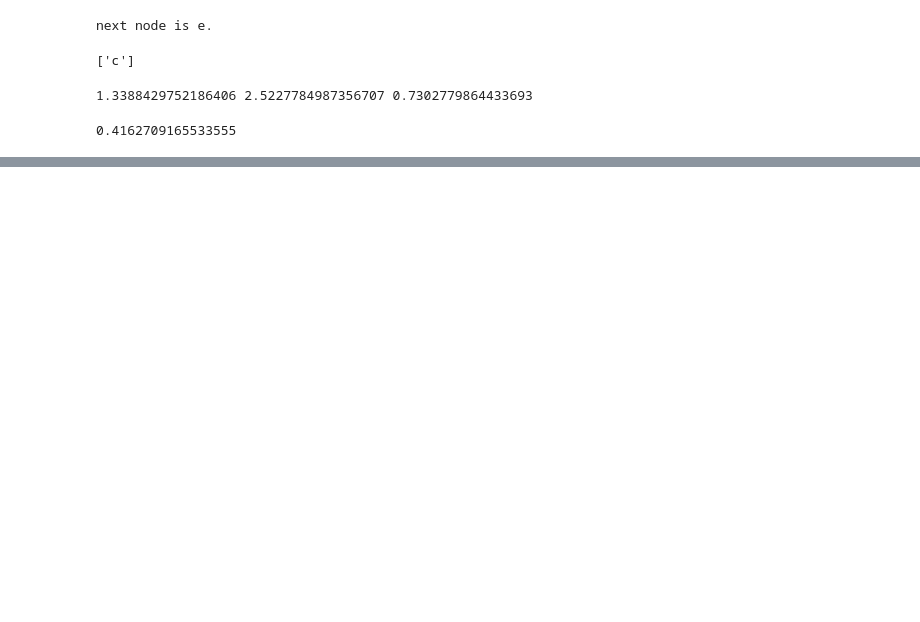
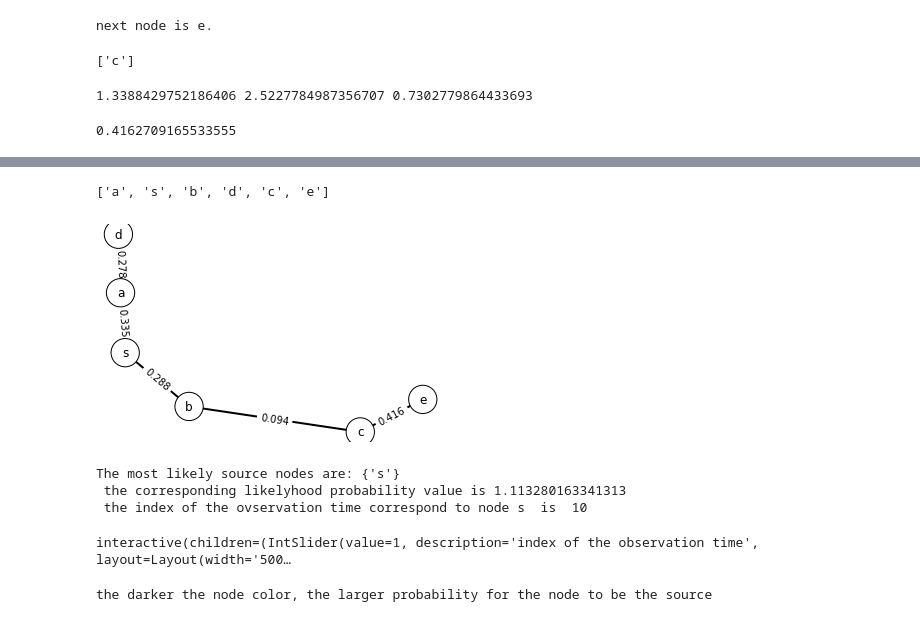
Before and after one commit to BadChromium/random_spreading, a Jupyter notebook: Line_graph.ipynb, the cells around one changed output, grey strips where cells are left out. Cells and saved outputs as stored; diff of their text form; code cells hidden in the pictures; blank space fills up the shorter version.

```diff
--- a/Line_graph.ipynb
+++ b/Line_graph.ipynb
@@ -367,0 +370,4 @@ draw_graph(T)
+# %%
+print(T.nodes())
+# %% [output]
+['a', 's', 'b', 'd', 'c', 'e']
@@ -367,0 +376,9 @@ draw_graph(T)
+# %%
+MP_weighted(T, T.nodes(), T_max=5, num_T_positions=10)
+# %% [output]
+[figure, added]
+The most likely source nodes are: {'s'}
+ the corresponding likelyhood probability value is 1.113280163341313
+ the index of the ovservation time correspond to node s  is  10
+interactive(children=(IntSlider(value=1, description='index of the observation time', layout=Layout(width='500…
+the darker the node color, the larger probability for the node to be the source
```
Also changed, not shown: parts of 8 cells of this notebook, 5 other files.
